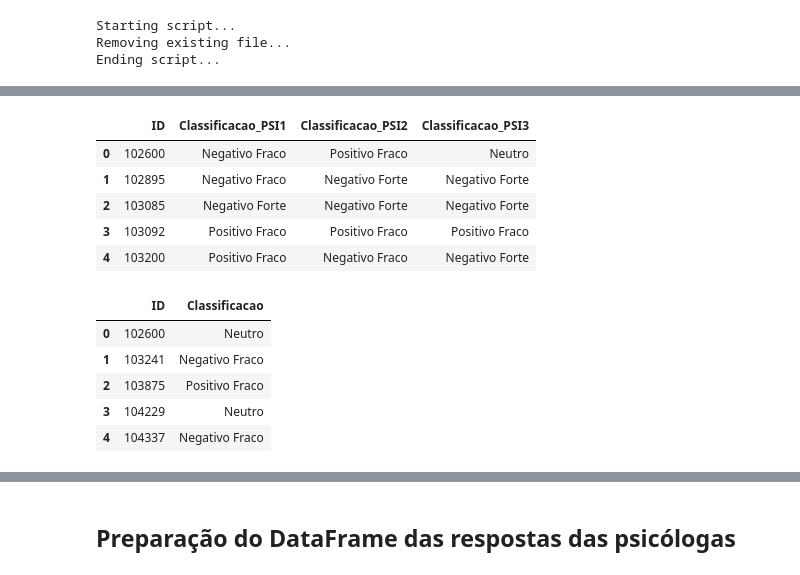
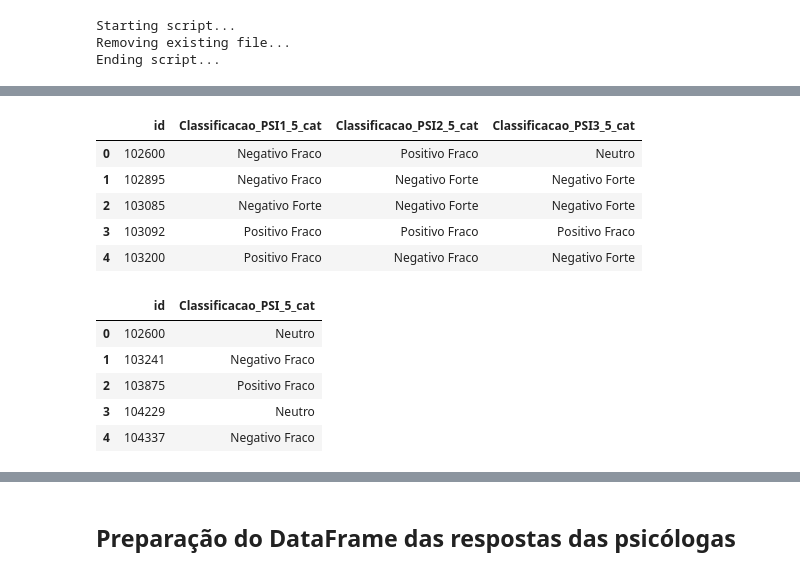
Before and after one commit to leosilva/peerj_computer_science_2022, a Jupyter notebook: Notebooks/Algorithms Statistics - Psycho versus Participants.ipynb, the cells around one changed output, grey strips where cells are left out. Saved outputs shown, nothing was run; the diff lists cells and outputs as text; code cells hidden in the pictures.

```diff
--- a/Notebooks/Algorithms Statistics - Psycho versus Participants.ipynb
+++ b/Notebooks/Algorithms Statistics - Psycho versus Participants.ipynb
@@ -43,20 +43,25 @@ data.head()
 | screen_name | rebelatto | Guilh_rm_ | FelippeRegazio | NannoKa | psanrosa13 | rponte | dev_jessi | Riquettinha | rla4 | Gabrielathalita | thamyk | ... |
 | location | Rio de Janeiro, Brasil | somewhere in Brazil |  | Ctba-PR Brasil | Brasil | Ceará, Brazil | São Paulo - Brasil | Belo Horizonte, Brasil | Sao Paulo, Brazil | Belo Horizonte | Belo Horizonte, Brazil. | ... |
 # %%
-data_psi = pd.read_csv(r'/Users/leosilva/Documents/Estudo/Doutorado/Coimbra/2019-2020/Disciplinas/Thesis/analises_psicologos/Tweets_consolidados.csv')
+data_psi = pd.read_csv(r'/Users/leosilva/Documents/Estudo/Doutorado/Coimbra/2019-2020/Disciplinas/Thesis/analises_psicologos/tweets_consolidados.csv')
+data_psi.columns = ['id',
+                    'Classificacao_PSI1_5_cat',
+                    'Classificacao_PSI2_5_cat',
+                    'Classificacao_PSI3_5_cat']
 data_psi.head()
 # %% [output]
-|  | ID | Classificacao_PSI1 | Classificacao_PSI2 | Classificacao_PSI3 |
+|  | id | Classificacao_PSI1_5_cat | Classificacao_PSI2_5_cat | Classificacao_PSI3_5_cat |
 | 0 | 102600 | Negativo Fraco | Positivo Fraco | Neutro |
 | 1 | 102895 | Negativo Fraco | Negativo Forte | Negativo Forte |
 | 2 | 103085 | Negativo Forte | Negativo Forte | Negativo Forte |
 | 3 | 103092 | Positivo Fraco | Positivo Fraco | Positivo Fraco |
 | 4 | 103200 | Positivo Fraco | Negativo Fraco | Negativo Forte |
 # %%
-data_psi_divergentes_resolvidos = pd.read_csv(r'/Users/leosilva/Documents/Estudo/Doutorado/Coimbra/2019-2020/Disciplinas/Thesis/analises_psicologos/Tweets_divergentes_resultado.csv')
+data_psi_divergentes_resolvidos = pd.read_csv(r'/Users/leosilva/Documents/Estudo/Doutorado/Coimbra/2019-2020/Disciplinas/Thesis/analises_psicologos/tweets_divergentes_resultado.csv')
+data_psi_divergentes_resolvidos.columns = ['id', 'Classificacao_PSI_5_cat']
 data_psi_divergentes_resolvidos.head()
 # %% [output]
-|  | ID | Classificacao |
+|  | id | Classificacao_PSI_5_cat |
 | 0 | 102600 | Neutro |
 | 1 | 103241 | Negativo Fraco |
 | 2 | 103875 | Positivo Fraco |
```
Also changed, not shown: parts of 35 cells of this notebook, 2 other files.
